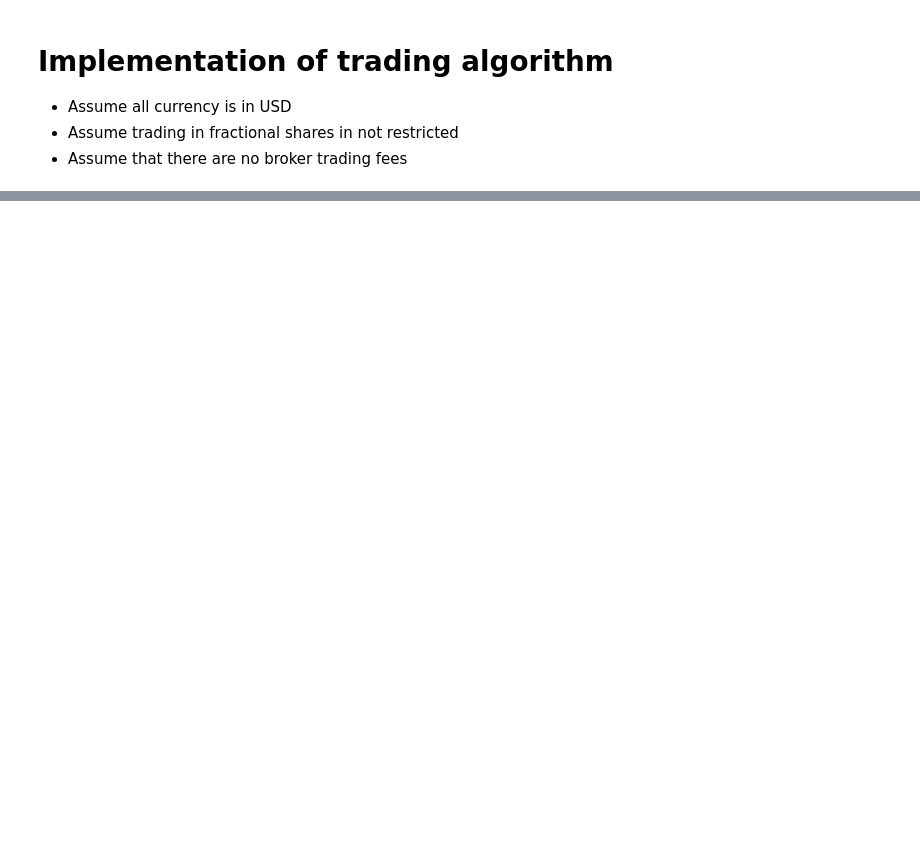
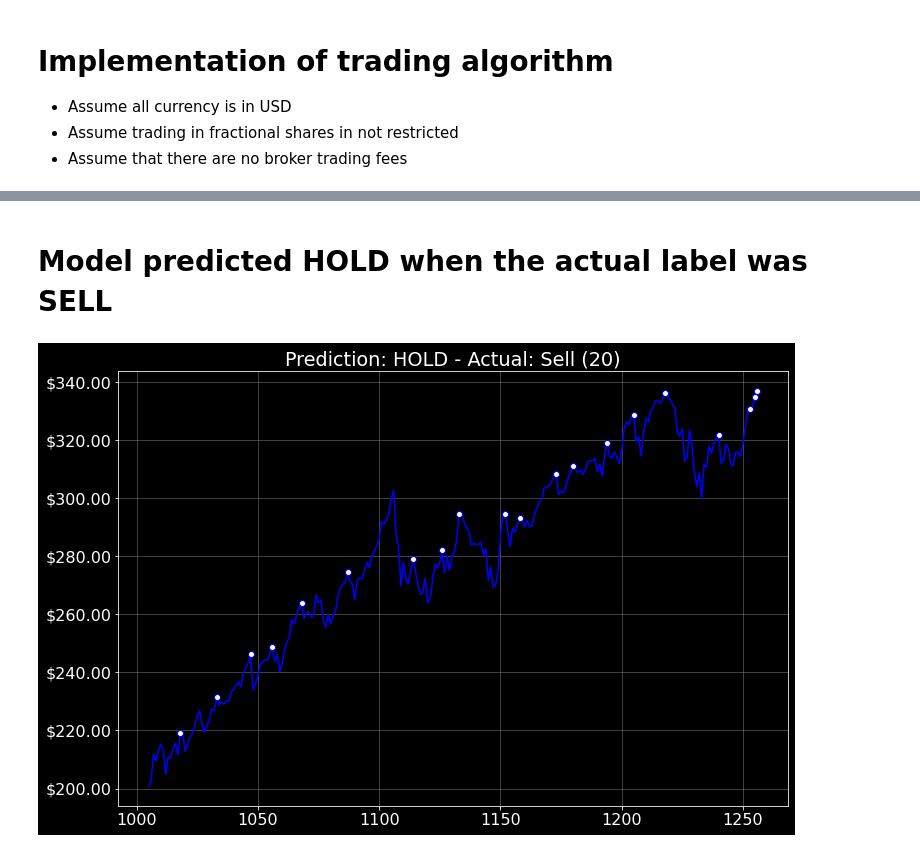
Before and after one commit to Olivia-Feldman/DLStockPrectionCNNModel-, a Jupyter notebook: sources/stock_predictor_cnn.ipynb, the cells around one changed output, grey strips where cells are left out. Cells and saved outputs as stored; diff of their text form; code cells hidden in the pictures; blank space fills up the shorter version.

```diff
--- a/sources/stock_predictor_cnn.ipynb
+++ b/sources/stock_predictor_cnn.ipynb
@@ -1466,0 +1500,12 @@ Value of shares: 0.000
+# %% [markdown]
+# Model predicted HOLD when the actual label was SELL
+# %%
+pred_action = np.where(pred_labels == 2)
+actual_action = np.where(actual_labels == 0)
+label_markers = list(np.intersect1d(pred_action, actual_action))
+
+close_df = df.iloc[-y_pred.shape[0]-1: -1]['close']
+
+marker_visualization(close_df, label_markers, 'Prediction: HOLD - Actual: Sell (' + str(len(label_markers)) + ')')
+# %% [output]
+[figure, added]
```
Also changed, not shown: parts of 20 cells of this notebook.
